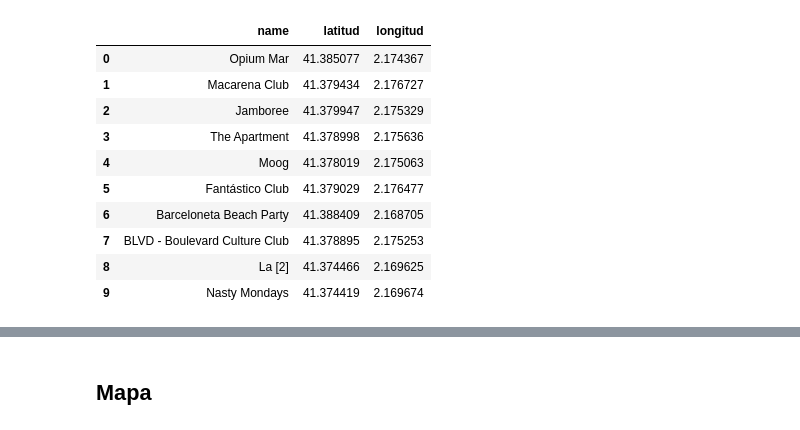
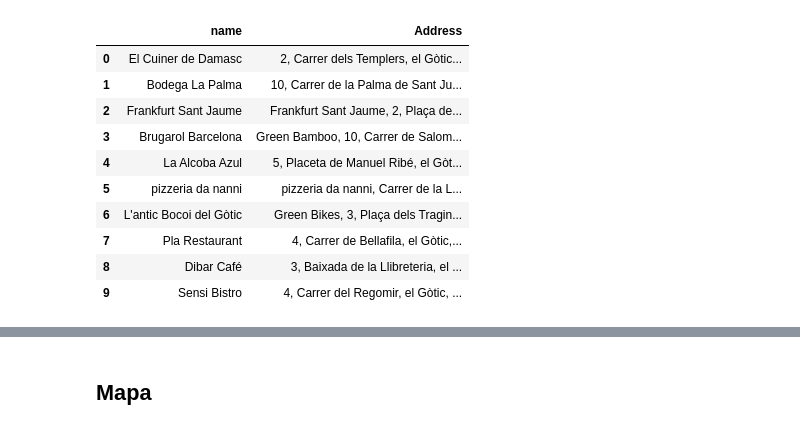
Before and after one commit to EduMartinezGarrido/My_TripAdvisor, a Jupyter notebook: PLANES-HOTEL.ipynb, the cells around one changed output, grey strips where cells are left out. Drawn from its saved outputs; the diff is of its cells as text; code cells hidden in the pictures.

```diff
--- a/PLANES-HOTEL.ipynb
+++ b/PLANES-HOTEL.ipynb
@@ -56,18 +59,32 @@ df_food = df_food[:10]
 # %%
 df_museum = df_museum[:10]
+df_museum = (df_museum.assign(categoria = "museum"))
 # %%
 df_nightclub = df_nightclub[:10]
+df_nightclub = (df_nightclub.assign(categoria = "nightclub"))
-# %%
-df_nightclub
-# %% [output]
-|  | name | latitud | longitud |
-| 0 | Opium Mar | 41.385077 | 2.174367 |
-| 1 | Macarena Club | 41.379434 | 2.176727 |
-| 2 | Jamboree | 41.379947 | 2.175329 |
-| 3 | The Apartment | 41.378998 | 2.175636 |
-| 4 | Moog | 41.378019 | 2.175063 |
-| 5 | Fantástico Club | 41.379029 | 2.176477 |
-| 6 | Barceloneta Beach Party | 41.388409 | 2.168705 |
-| 7 | BLVD - Boulevard Culture Club | 41.378895 | 2.175253 |
-| 8 | La [2] | 41.374466 | 2.169625 |
-| 9 | Nasty Mondays | 41.374419 | 2.169674 |
+# %%
+df = pd.concat([df_food,df_hoteles,df_HS,df_museum,df_nightclub],ignore_index=True)
+# %%
+direcc = []
+for i, row in df.iterrows():
+    lat = row["latitud"]
+    lon = row["longitud"]
+    location = geolocator.reverse(f'{lat}'"," f'{lon}')
+    calle = location.address
+    direcc.append(calle)
+# %%
+df["Address"] = direcc
+df_reducido = df[["name","Address"]]
+df_reducido.head(10)
+# %% [output]
+|  | name | Address |
+| 0 | El Cuiner de Damasc | 2, Carrer dels Templers, el Gòtic... |
+| 1 | Bodega La Palma | 10, Carrer de la Palma de Sant Ju... |
+| 2 | Frankfurt Sant Jaume | Frankfurt Sant Jaume, 2, Plaça de... |
+| 3 | Brugarol Barcelona | Green Bamboo, 10, Carrer de Salom... |
+| 4 | La Alcoba Azul | 5, Placeta de Manuel Ribé, el Gòt... |
+| 5 | pizzeria da nanni | pizzeria da nanni, Carrer de la L... |
+| 6 | L'antic Bocoi del Gòtic | Green Bikes, 3, Plaça dels Tragin... |
+| 7 | Pla Restaurant | 4, Carrer de Bellafila, el Gòtic,... |
+| 8 | Dibar Café | 3, Baixada de la Llibreteria, el ... |
+| 9 | Sensi Bistro | 4, Carrer del Regomir, el Gòtic, ... |
```
Also changed, not shown: parts of 7 cells of this notebook, 5 other files.
